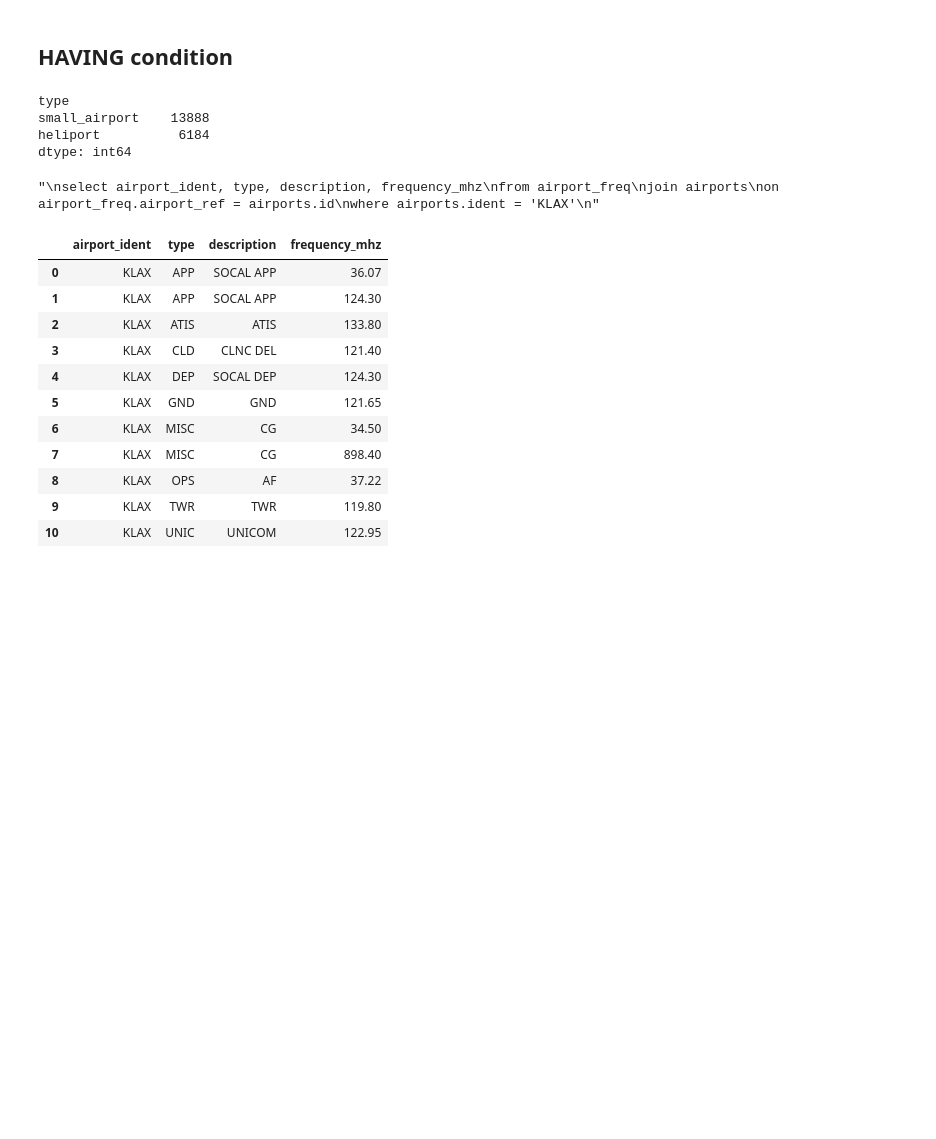
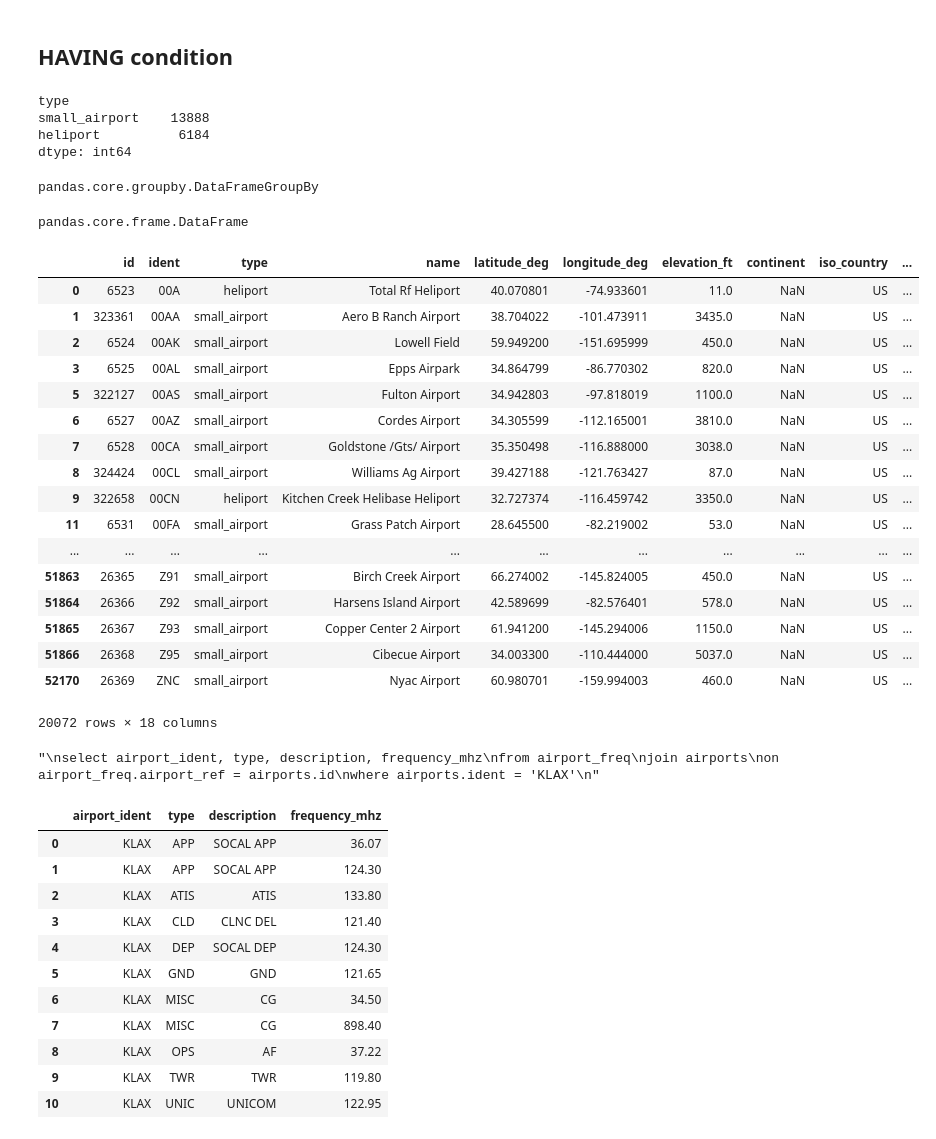
Before and after one commit to j-bennet/talks, a Jupyter notebook: 2018/sqlpandas/explore.ipynb, the cells around one changed output. Cells and saved outputs as stored; diff of their text form; code cells hidden in the pictures; blank space fills up the shorter version.

```diff
--- a/2018/sqlpandas/explore.ipynb
+++ b/2018/sqlpandas/explore.ipynb
@@ -346,6 +346,37 @@ type
 small_airport    13888
 heliport          6184
 dtype: int64
+# %%
+step1 = airports[airports.iso_country == 'US'].groupby('type')
+step1.__class__
+# %% [output]
+pandas.core.groupby.DataFrameGroupBy
+# %%
+step2 = step1.filter(lambda g: len(g) > 1000)
+step2.__class__
+# %% [output]
+pandas.core.frame.DataFrame
+# %%
+step2
+# %% [output]
+|  | id | ident | type | name | latitude_deg | longitude_deg | elevation_ft | continent | iso_country | ... |
+| 0 | 6523 | 00A | heliport | Total Rf Heliport | 40.070801 | -74.933601 | 11.0 | NaN | US | ... |
+| 1 | 323361 | 00AA | small_airport | Aero B Ranch Airport | 38.704022 | -101.473911 | 3435.0 | NaN | US | ... |
+| 2 | 6524 | 00AK | small_airport | Lowell Field | 59.949200 | -151.695999 | 450.0 | NaN | US | ... |
+| 3 | 6525 | 00AL | small_airport | Epps Airpark | 34.864799 | -86.770302 | 820.0 | NaN | US | ... |
+| 5 | 322127 | 00AS | small_airport | Fulton Airport | 34.942803 | -97.818019 | 1100.0 | NaN | US | ... |
+| 6 | 6527 | 00AZ | small_airport | Cordes Airport | 34.305599 | -112.165001 | 3810.0 | NaN | US | ... |
+| 7 | 6528 | 00CA | small_airport | Goldstone /Gts/ Airport | 35.350498 | -116.888000 | 3038.0 | NaN | US | ... |
+| 8 | 324424 | 00CL | small_airport | Williams Ag Airport | 39.427188 | -121.763427 | 87.0 | NaN | US | ... |
+| 9 | 322658 | 00CN | heliport | Kitchen Creek Helibase Heliport | 32.727374 | -116.459742 | 3350.0 | NaN | US | ... |
+| 11 | 6531 | 00FA | small_airport | Grass Patch Airport | 28.645500 | -82.219002 | 53.0 | NaN | US | ... |
+| ... | ... | ... | ... | ... | ... | ... | ... | ... | ... | ... |
+| 51863 | 26365 | Z91 | small_airport | Birch Creek Airport | 66.274002 | -145.824005 | 450.0 | NaN | US | ... |
+| 51864 | 26366 | Z92 | small_airport | Harsens Island Airport | 42.589699 | -82.576401 | 578.0 | NaN | US | ... |
+| 51865 | 26367 | Z93 | small_airport | Copper Center 2 Airport | 61.941200 | -145.294006 | 1150.0 | NaN | US | ... |
+| 51866 | 26368 | Z95 | small_airport | Cibecue Airport | 34.003300 | -110.444000 | 5037.0 | NaN | US | ... |
+| 52170 | 26369 | ZNC | small_airport | Nyac Airport | 60.980701 | -159.994003 | 460.0 | NaN | US | ... |
+20072 rows × 18 columns
 # %%
 """
 select airport_ident, type, description, frequency_mhz
```
Also changed, not shown: 7 other files.
